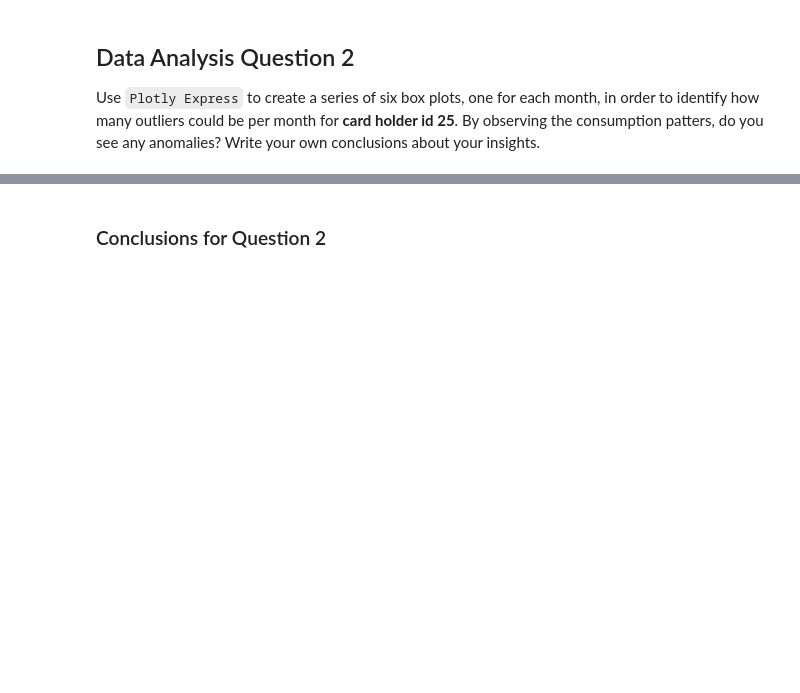
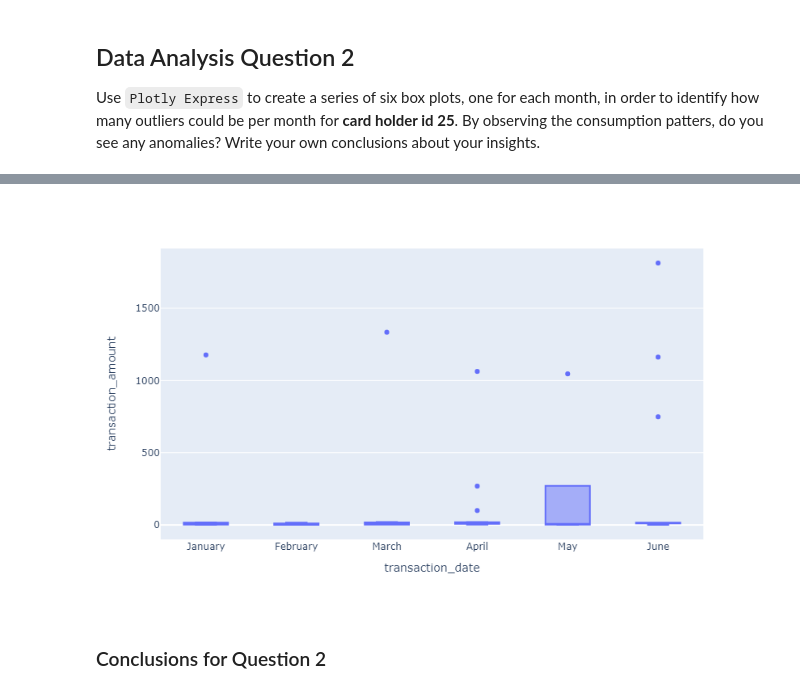
Before and after one commit to sselvakularanjan/SQL-Homework, a Jupyter notebook: Visual Data Analysis.ipynb, the cells around one changed output, grey strips where cells are left out. Saved outputs shown, nothing was run; the diff lists cells and outputs as text; code cells hidden in the pictures; blank space fills up the shorter version.

Commit message:
Upload Visual Data Analysis

```diff
--- a/Visual Data Analysis.ipynb
+++ b/Visual Data Analysis.ipynb
@@ -29,0 +23,12 @@ ModuleNotFoundError: No module named 'psycopg2'
+# %%
+# Write the SQL query
+query = """
+SELECT cc.card_holder_id, cc.credit_card_number, t.transaction_date, t.transaction_amount, t.transaction_id
+FROM "credit_card" AS cc
+LEFT JOIN "transaction" AS t
+ON cc.credit_card_number = t.credit_card_number
+"""
+
+# Read the SQL query into a DataFrame
+transactions_df = pd.read_sql(query, engine)
+transactions_df.head()
@@ -41,0 +123,6 @@ ModuleNotFoundError: No module named 'psycopg2'
+# %%
+# loading Data of Daily Transactions from January to June 2018 for Cardholder 25
+card_holder_25 = transactions_df.loc[transactions_df['card_holder_id'] == 25].set_index('transaction_date')
+card_holder_25.index = pd.to_datetime(card_holder_25.index)
+card_holder_25 = card_holder_25.loc['2018-01-01':'2018-07-01']
+card_holder_25
@@ -41,0 +144,4 @@ ModuleNotFoundError: No module named 'psycopg2'
+# %%
+# Change the Numeric Month to Month Names
+card_holder_25_new = card_holder_25.rename(index=lambda x: x.strftime('%B'))
+card_holder_25_new
@@ -42,2 +163,13 @@ ModuleNotFoundError: No module named 'psycopg2'
+# %%
+# Creating the Six Box Plots Using Plotly Express
+card_holder_25_new = card_holder_25_new.reset_index()
+# %%
+fig = px.box(card_holder_25_new,
+             x="transaction_date",
+             y="transaction_amount",
+             height=500)
+fig.show()
+# %% [output]
+[figure, added]
 # %% [markdown]
    ### Conclusions for Question 2
```
Also changed, not shown: parts of 18 cells of this notebook.
